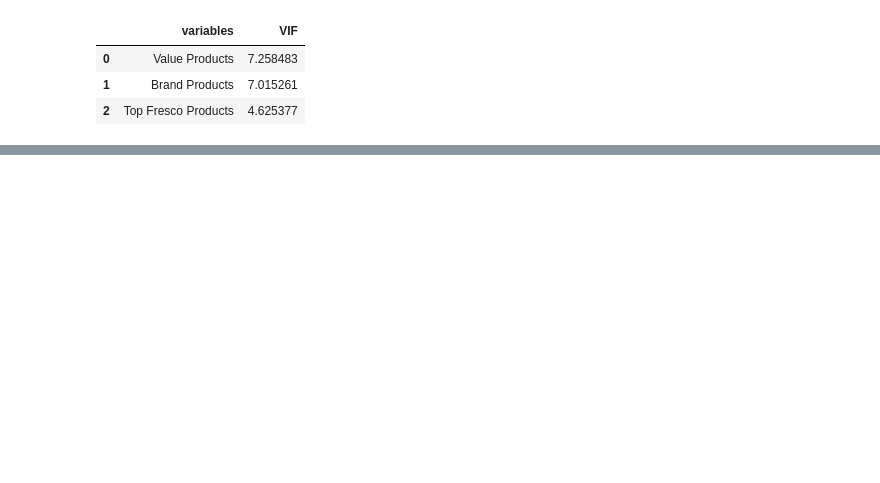
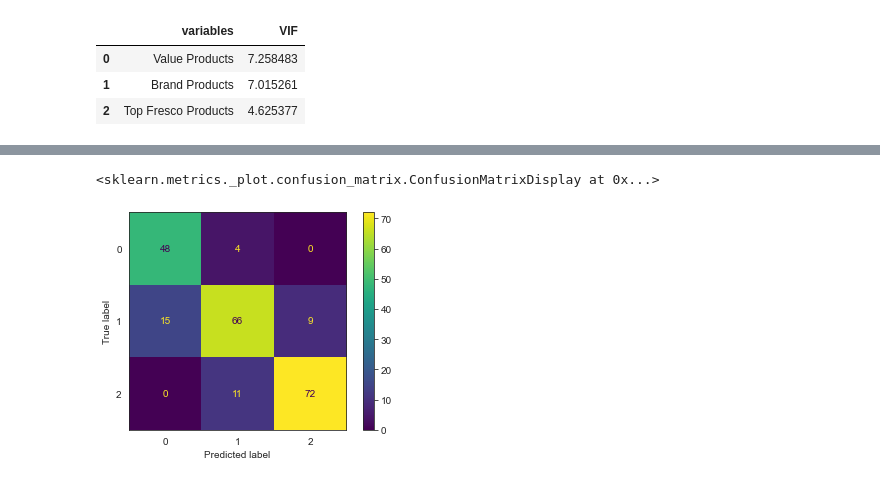
Before and after one commit to ehadsaloF/Multinomial-Logistic-Regression, a Jupyter notebook: Logistic_Regression.ipynb, the cells around one changed output, grey strips where cells are left out. Drawn from its saved outputs; the diff is of its cells as text; code cells hidden in the pictures; blank space fills up the shorter version.

```diff
--- a/Logistic_Regression.ipynb
+++ b/Logistic_Regression.ipynb
@@ -392,7 +390,7 @@ The Multinomial Logistic Regression model is estimated using statsmodel Logistic
 X_train = X_train.drop(['Age', 'Age*lnAge', 'ValueProducts*lnValueProducts',
               'BrandProducts*lnBrandProducts',
               'TopFrescoProducts*lnTopFrescoProducts'], axis = 1)
-
+X_test = X_test.drop('Age', axis = 1)
 #using the statsmodel Logistic regression
 main_model = sm.MNLogit(y_train,sm.add_constant(X_train))
 
@@ -472,0 +535,13 @@ pd.DataFrame({'variables':X_train.columns[1:],
+# %%
+#Predicted values using the Multinomial Logit
+X_testn = sm.add_constant(X_test)
+y_pred_test = result.predict(X_testn)
+
+conditions = [
+    (y_pred_test[0] > y_pred_test[1]) & (y_pred_test[0] > y_pred_test[2]),
+    (y_pred_test[1] > y_pred_test[0]) & (y_pred_test[1] > y_pred_test[2]),
+    (y_pred_test[2] > y_pred_test[1]) & (y_pred_test[2] > y_pred_test[0])]
+
+choices = [1, 2, 3]
+
+y_pred_test['predicted'] = np.select(conditions, choices, default=np.nan)
@@ -472,0 +565,8 @@ pd.DataFrame({'variables':X_train.columns[1:],
+# %%
+test_predictions = y_pred_test['predicted']
+cm = confusion_matrix(y_test, test_predictions)
+disp = ConfusionMatrixDisplay(confusion_matrix = cm)
+disp.plot()
+# %% [output]
+<sklearn.metrics._plot.confusion_matrix.ConfusionMatrixDisplay at 0x...>
+[figure, added]
```
Also changed, not shown: parts of 23 cells of this notebook.
